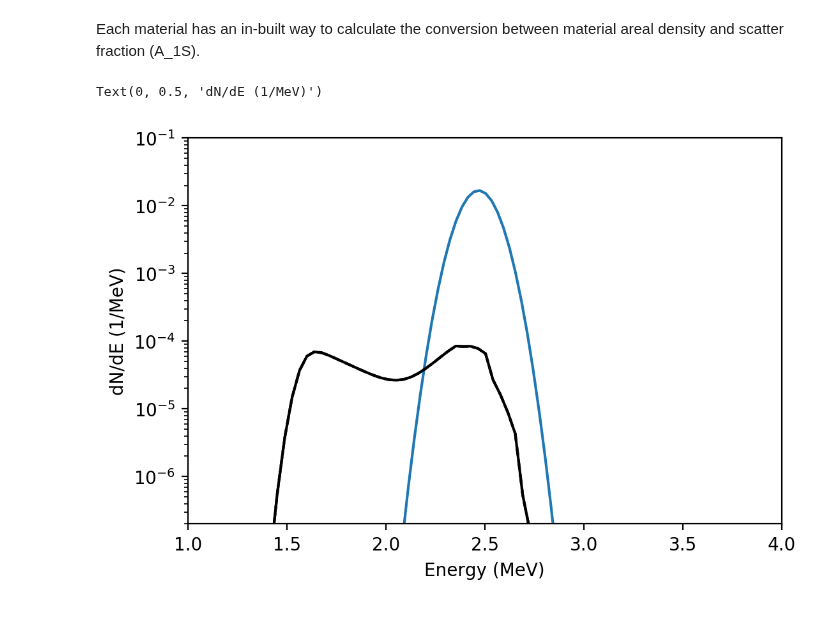
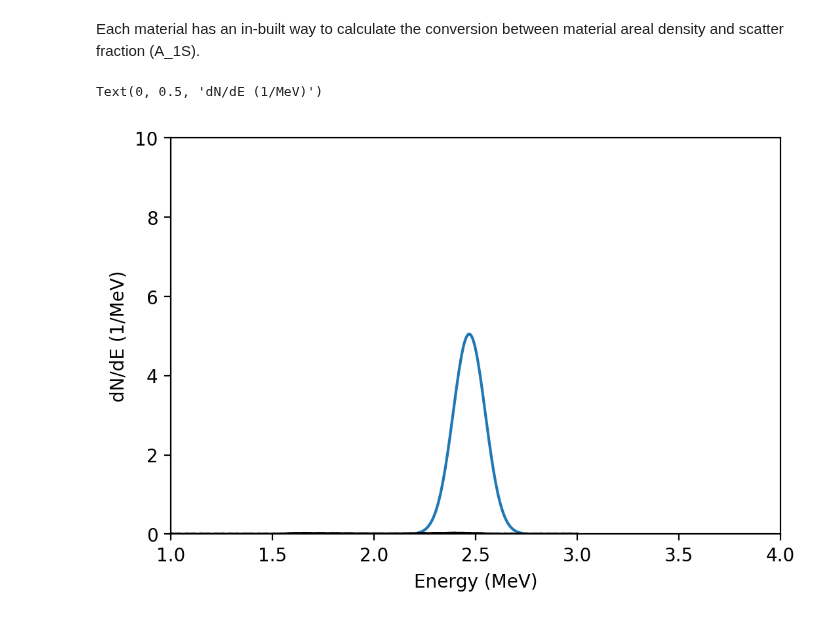
Before and after one commit to aidancrilly/NeSST, a Jupyter notebook: example/NeSST Guide.ipynb, the cells around one changed output. Drawn from its saved outputs; the diff is of its cells as text; code cells hidden in the pictures.

```diff
--- a/example/NeSST Guide.ipynb
+++ b/example/NeSST Guide.ipynb
@@ -313,22 +286,30 @@ nst.sm.mat_9Be.calc_dNdEs(dNdE_DD,lambda x : np.ones_like(x))
+# %%
+EBe_sspec,EBe_pspec = np.linspace(1.0,3.0,200),np.linspace(2.0,3.0,200)
+
+dNdE_DD_Be = nst.Qb(EBe_pspec,DDmean,DDvar) # Brysk shape i.e. Gaussian
+
+nst.sm.mat_9Be.init_energy_grids(EBe_sspec,EBe_pspec)
+nst.sm.mat_9Be.init_station_scatter_matrices()
+nst.sm.mat_9Be.calc_dNdEs(dNdE_DD_Be,lambda x : np.ones_like(x))
 # %% [markdown]
 Each material has an in-built way to calculate the conversion between material areal density and scatter fraction (A_1S).
 # %%
 rhoR = 100 #mg/cm^2
 A_1S = nst.sm.mat_9Be.rhoR_2_A1s(rhoR)
 
 plt.figure(dpi=200)
 
-plt.semilogy(E_pspec,dNdE_DD)
+plt.plot(EBe_pspec,dNdE_DD_Be)
 dNdE_scatter = A_1S*nst.sm.mat_9Be.elastic_dNdE+A_1S*nst.sm.mat_9Be.n2n_dNdE
-plt.semilogy(E_sspec,dNdE_scatter,'k')
+plt.plot(EBe_sspec,dNdE_scatter,'k')
 # Components
-plt.semilogy(E_sspec,A_1S*nst.sm.mat_9Be.elastic_dNdE,'k--')
-plt.semilogy(E_sspec,A_1S*nst.sm.mat_9Be.n2n_dNdE,'k:')
+plt.plot(EBe_sspec,A_1S*nst.sm.mat_9Be.elastic_dNdE,'k--')
+plt.plot(EBe_sspec,A_1S*nst.sm.mat_9Be.n2n_dNdE,'k:')
 
 plt.xlim(E_pspec[0],4.0)
-plt.ylim(2e-7,1e-1)
+plt.ylim(0.0,10.0)
 plt.xlabel("Energy (MeV)")
 plt.ylabel("dN/dE (1/MeV)")
 # %% [output]
 Text(0, 0.5, 'dN/dE (1/MeV)')
-[figure, old version]
+[figure, new version]
```
Also changed, not shown: parts of 11 cells of this notebook, 3 other files.
